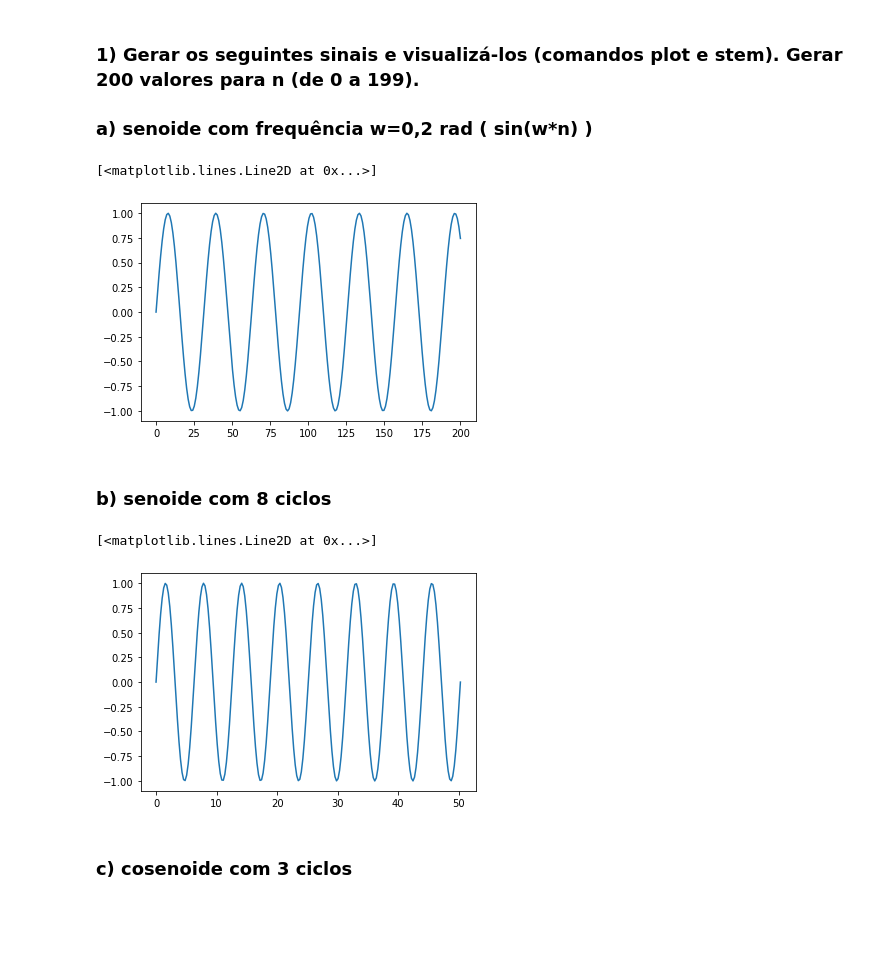
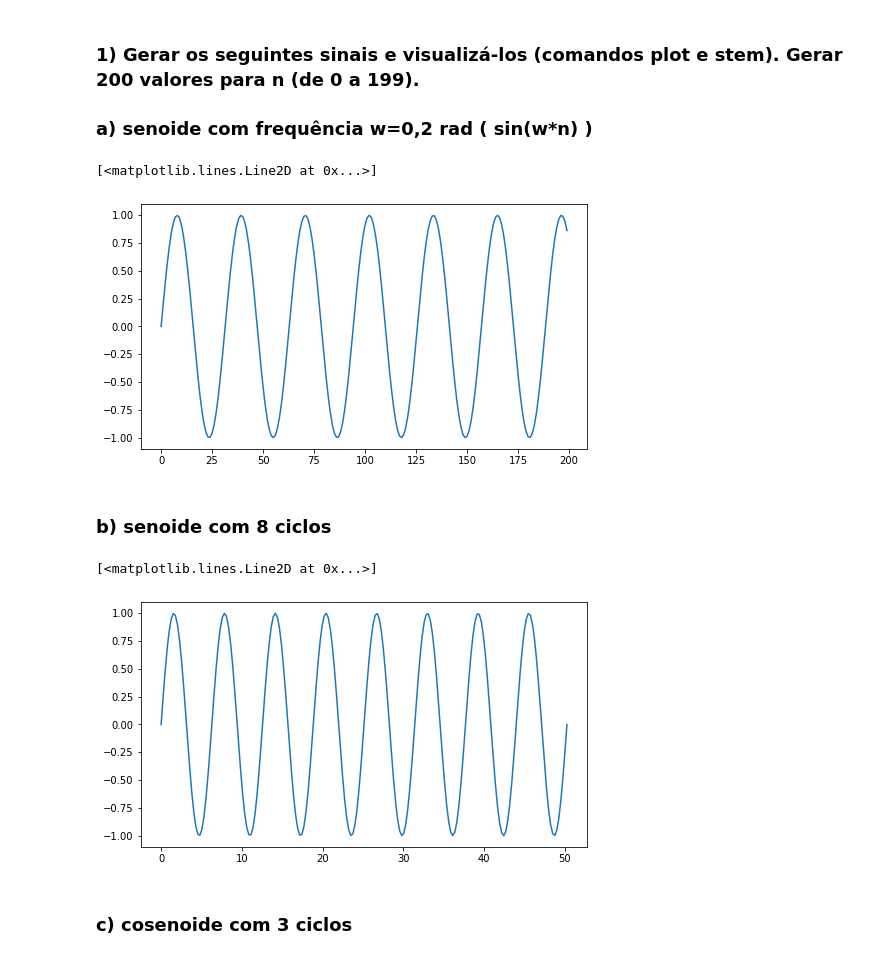
Before and after one commit to leogargitter/processamento-digital-de-sinais-2, a Jupyter notebook: tarefa1.ipynb, the cells around one changed output. Drawn from its saved outputs; the diff is of its cells as text; code cells hidden in the pictures; blank space fills up the shorter version.

```diff
--- a/tarefa1.ipynb
+++ b/tarefa1.ipynb
@@ -6,20 +6,23 @@ import scipy as sp
 ### 1) Gerar os seguintes sinais e visualizá-los (comandos plot e stem). Gerar 200 valores para n (de 0 a 199).
 ### a) senoide com frequência w=0,2 rad ( sin(w*n) )
 # %%
-a = np.linspace(0, 200, 200)
+a = np.linspace(0, 199, 200)
 
+plt.figure(figsize=(8,4.5))
 plt.plot(a, np.sin(a*0.2))
 # %% [output]
 [<matplotlib.lines.Line2D at 0x...>]
-[figure, old version]
+[figure, new version]
 # %% [markdown]
 ### b) senoide com 8 ciclos
 # %%
 b = np.linspace(0, 16*np.pi, 200)
+
+plt.figure(figsize=(8,4.5))
 plt.plot(b, np.sin(b))
 # %% [output]
 [<matplotlib.lines.Line2D at 0x...>]
-[figure, old version]
+[figure, new version]
 # %% [markdown]
 ### c) cosenoide com 3 ciclos
 # %%
```
Also changed, not shown: parts of 8 cells of this notebook.
